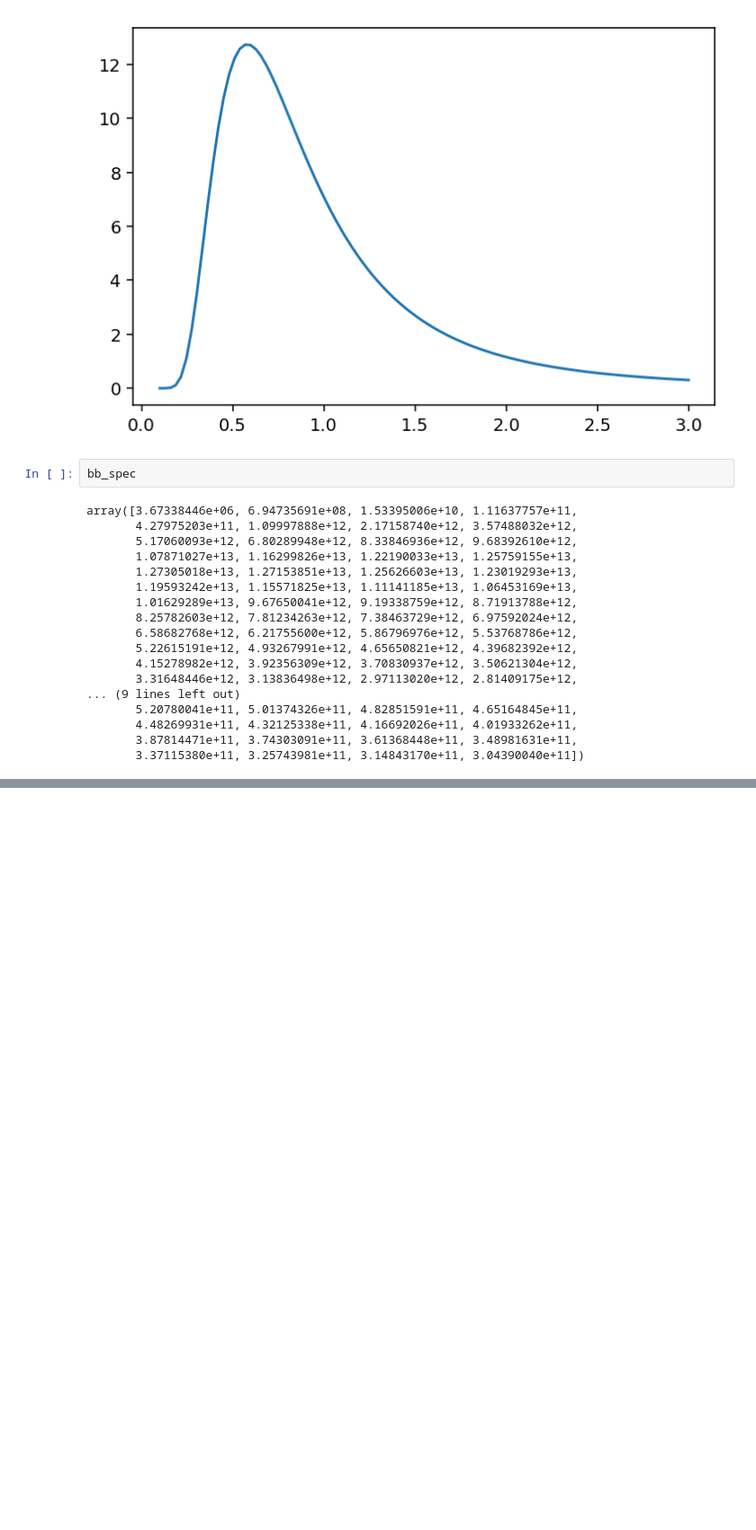
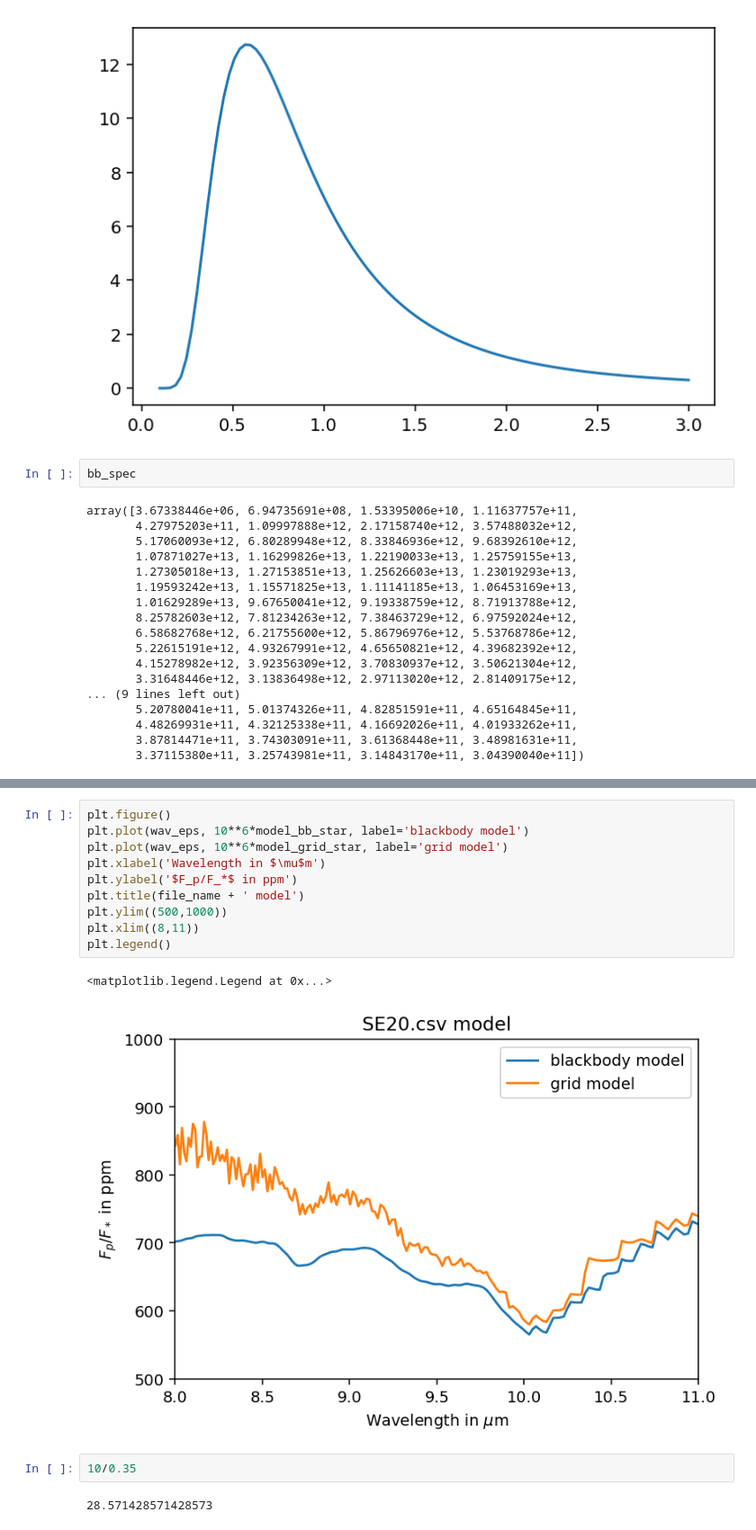
Before and after one commit to ishan-mishra/rocky_exo_jwst, a Jupyter notebook: emission_model_with_stellar_model.ipynb, the cells around one changed output, grey strips where cells are left out. Shown at 90% size. Drawn from its saved outputs; the diff is of its cells as text; blank space fills up the shorter version.

```diff
--- a/emission_model_with_stellar_model.ipynb
+++ b/emission_model_with_stellar_model.ipynb
@@ -179,0 +345,17 @@ array([3.67338446e+06, 6.94735691e+08, 1.53395006e+10, 1.11637757e+11,
+# %%
+plt.figure()
+plt.plot(wav_eps, 10**6*model_bb_star, label='blackbody model')
+plt.plot(wav_eps, 10**6*model_grid_star, label='grid model')
+plt.xlabel('Wavelength in $\mu$m')
+plt.ylabel('$F_p/F_*$ in ppm')
+plt.title(file_name + ' model')
+plt.ylim((500,1000))
+plt.xlim((8,11))
+plt.legend()
+# %% [output]
+<matplotlib.legend.Legend at 0x...>
+[figure, added]
+# %%
+10/0.35
+# %% [output]
+28.571428571428573
```
Also changed, not shown: parts of 10 cells of this notebook, 2 other files.
